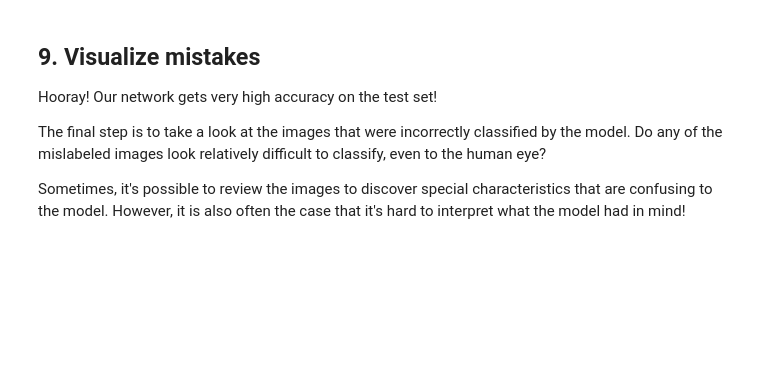
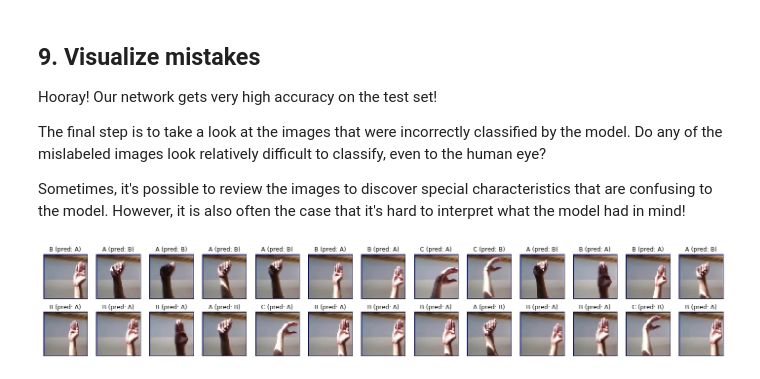
Before and after one commit to DHeasmanGDS/DataCamp-Projects, a Jupyter notebook: ASL Recognition with Deep Learning.ipynb, the cells around one changed output. Saved outputs shown, nothing was run; the diff lists cells and outputs as text; code cells hidden in the pictures; blank space fills up the shorter version.

```diff
--- a/ASL Recognition with Deep Learning.ipynb
+++ b/ASL Recognition with Deep Learning.ipynb
@@ -176,16 +176,18 @@ Test accuracy: 0.94
 # %%
 # Get predicted probabilities for test dataset
 y_probs = model.predict(x_test)
 
 # Get predicted labels for test dataset
-y_preds = model.predict(y_probs, axis=1)
+y_preds = np.argmax(y_probs, axis=1)
 
 # Indices corresponding to test images which were mislabeled
 bad_test_idxs = np.where(y_preds!=y_test)[0]
 
 # Print mislabeled examples
 fig = plt.figure(figsize=(25,4))
 for i, idx in enumerate(bad_test_idxs):
     ax = fig.add_subplot(2, np.ceil(len(bad_test_idxs)/2), i + 1, xticks=[], yticks=[])
     ax.imshow(np.squeeze(x_test[idx]))
     ax.set_title("{} (pred: {})".format(labels[y_test[idx]], labels[y_preds[idx]]))
+# %% [output]
+[figure, added]
```
Also changed, not shown: parts of 3 cells of this notebook.
